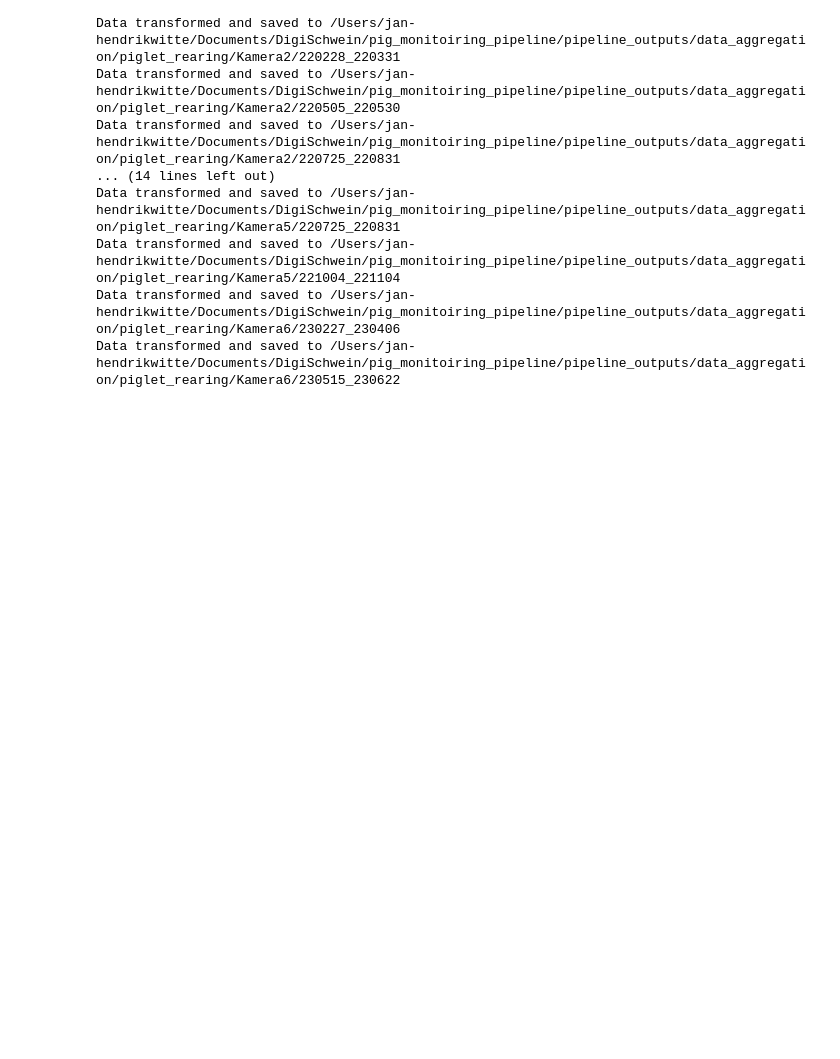
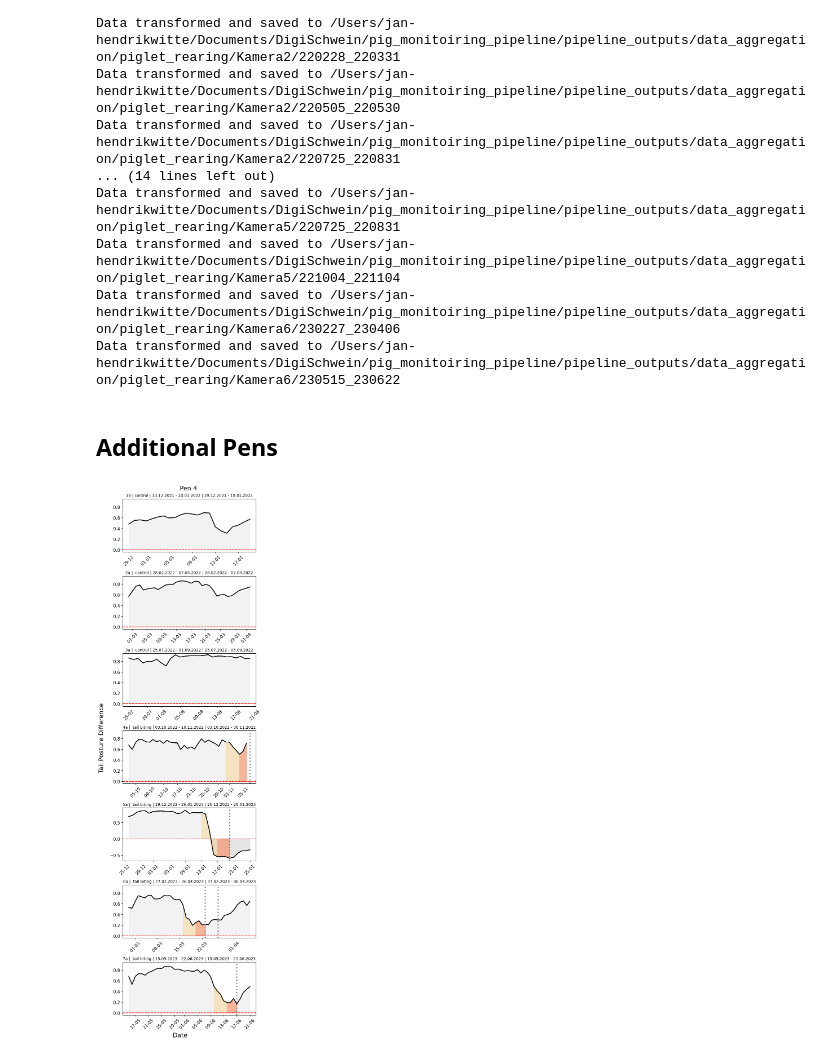
Before and after one commit to jahewite/PigMonitoringResearch, a Jupyter notebook: data_exploration/ECPLF_results.ipynb, the cells around one changed output. Drawn from its saved outputs; the diff is of its cells as text; code cells hidden in the pictures; blank space fills up the shorter version.

Commit message:
Added figure to README.

```diff
--- a/data_exploration/ECPLF_results.ipynb
+++ b/data_exploration/ECPLF_results.ipynb
@@ -154,3 +154,10 @@ Data transformed and saved to /Users/jan-hendrikwitte/Documents/DigiSchwein/pig_
 Data transformed and saved to /Users/jan-hendrikwitte/Documents/DigiSchwein/pig_monitoiring_pipeline/pipeline_outputs/data_aggregation/piglet_rearing/Kamera5/221004_221104
 Data transformed and saved to /Users/jan-hendrikwitte/Documents/DigiSchwein/pig_monitoiring_pipeline/pipeline_outputs/data_aggregation/piglet_rearing/Kamera6/230227_230406
 Data transformed and saved to /Users/jan-hendrikwitte/Documents/DigiSchwein/pig_monitoiring_pipeline/pipeline_outputs/data_aggregation/piglet_rearing/Kamera6/230515_230622
+# %% [markdown]
+## Additional Pens
+# %%
+generate_tail_posture_subplots(pipeline_monitoring_results, [
+                               "Kamera4"], path_to_piglet_rearing_info, resample_freq="D", skip_datespans=["220509_220616"], normalize=True, rolling_window=None)
+# %% [output]
+[figure, added]
```
Also changed, not shown: parts of 1 cell of this notebook, 1 other file.
